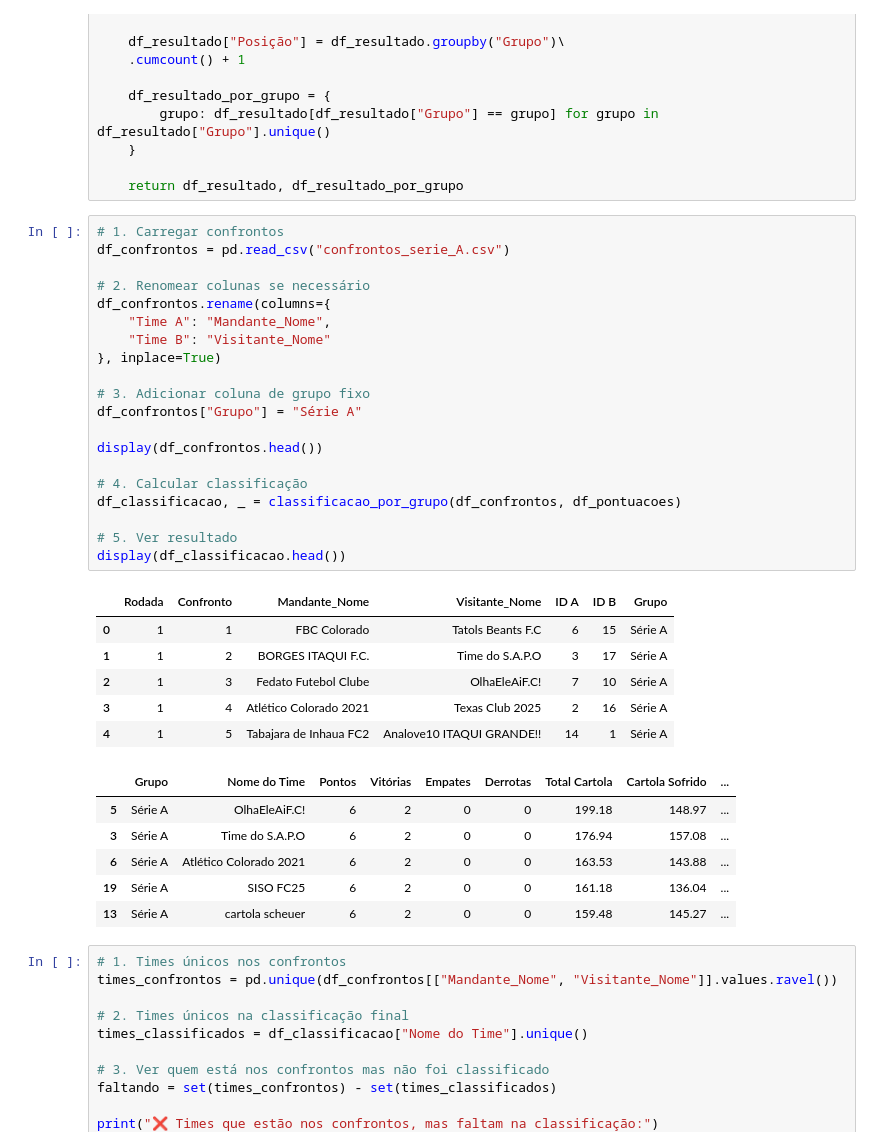
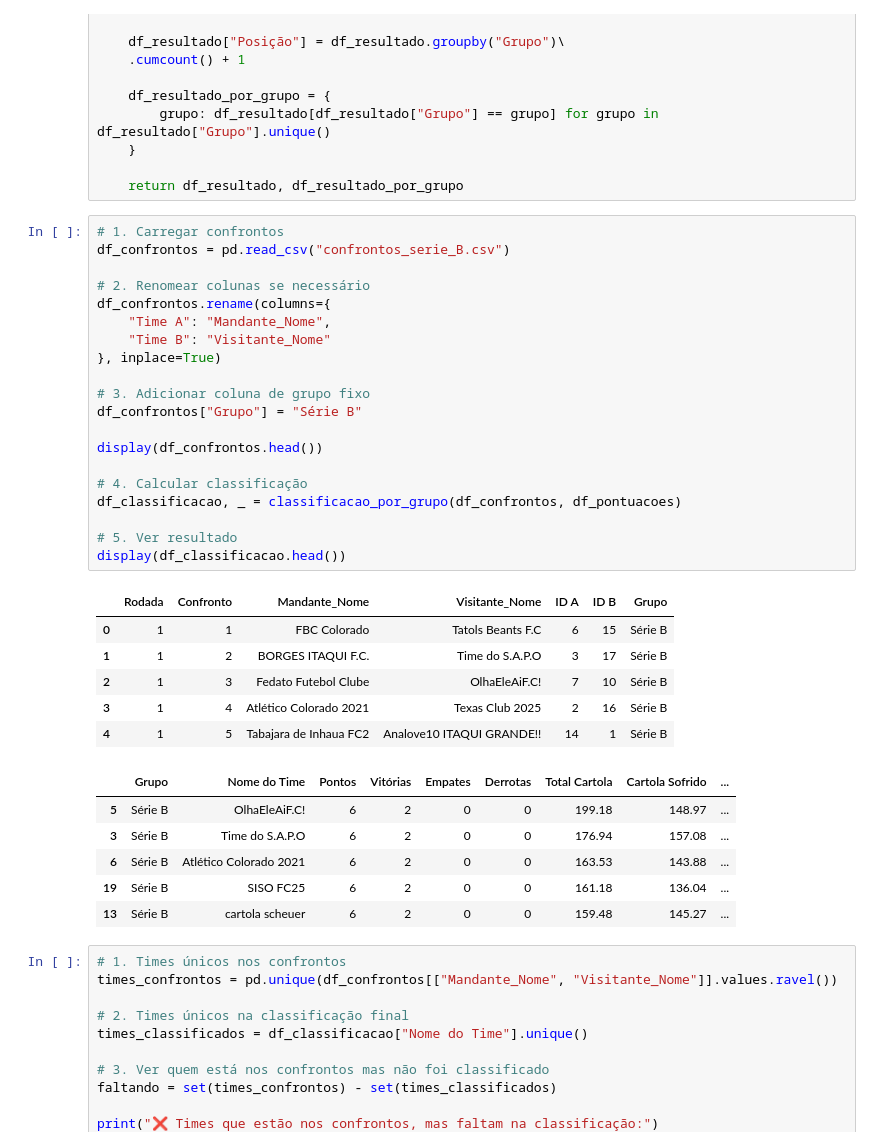
Before and after one commit to FernandoBC23/cartola_fbc, a Jupyter notebook: liga_serie_B/datasets_liga_serie_B/busca_dados_liga_serie_B.ipynb, the cells around one changed output. Cells and saved outputs as stored; diff of their text form.

```diff
--- a/liga_serie_A/liga_serie_A/datasets_liga_serie_A/busca_dados_liga_serie_A.ipynb
+++ b/liga_serie_B/datasets_liga_serie_B/busca_dados_liga_serie_B.ipynb
@@ -293,37 +293,37 @@ def classificacao_por_grupo(df_rodadas, df_pontuacoes):
     return df_resultado, df_resultado_por_grupo
 # %%
 # 1. Carregar confrontos
-df_confrontos = pd.read_csv("confrontos_serie_A.csv")
+df_confrontos = pd.read_csv("confrontos_serie_B.csv")
 
 # 2. Renomear colunas se necessário
 df_confrontos.rename(columns={
     "Time A": "Mandante_Nome",
     "Time B": "Visitante_Nome"
 }, inplace=True)
 
 # 3. Adicionar coluna de grupo fixo
-df_confrontos["Grupo"] = "Série A"
+df_confrontos["Grupo"] = "Série B"
 
 display(df_confrontos.head())
 
 # 4. Calcular classificação
 df_classificacao, _ = classificacao_por_grupo(df_confrontos, df_pontuacoes)
 
 # 5. Ver resultado
 display(df_classificacao.head())
 # %% [output]
 |  | Rodada | Confronto | Mandante_Nome | Visitante_Nome | ID A | ID B | Grupo |
-| 0 | 1 | 1 | FBC Colorado | Tatols Beants F.C | 6 | 15 | Série A |
-| 1 | 1 | 2 | BORGES ITAQUI F.C. | Time do S.A.P.O | 3 | 17 | Série A |
-| 2 | 1 | 3 | Fedato Futebol Clube | OlhaEleAiF.C! | 7 | 10 | Série A |
-| 3 | 1 | 4 | Atlético Colorado 2021 | Texas Club 2025 | 2 | 16 | Série A |
-| 4 | 1 | 5 | Tabajara de Inhaua FC2 | Analove10 ITAQUI GRANDE!! | 14 | 1 | Série A |
+| 0 | 1 | 1 | FBC Colorado | Tatols Beants F.C | 6 | 15 | Série B |
+| 1 | 1 | 2 | BORGES ITAQUI F.C. | Time do S.A.P.O | 3 | 17 | Série B |
+| 2 | 1 | 3 | Fedato Futebol Clube | OlhaEleAiF.C! | 7 | 10 | Série B |
+| 3 | 1 | 4 | Atlético Colorado 2021 | Texas Club 2025 | 2 | 16 | Série B |
+| 4 | 1 | 5 | Tabajara de Inhaua FC2 | Analove10 ITAQUI GRANDE!! | 14 | 1 | Série B |
 |  | Grupo | Nome do Time | Pontos | Vitórias | Empates | Derrotas | Total Cartola | Cartola Sofrido | ... |
-| 5 | Série A | OlhaEleAiF.C! | 6 | 2 | 0 | 0 | 199.18 | 148.97 | ... |
-| 3 | Série A | Time do S.A.P.O | 6 | 2 | 0 | 0 | 176.94 | 157.08 | ... |
-| 6 | Série A | Atlético Colorado 2021 | 6 | 2 | 0 | 0 | 163.53 | 143.88 | ... |
-| 19 | Série A | SISO FC25 | 6 | 2 | 0 | 0 | 161.18 | 136.04 | ... |
-| 13 | Série A | cartola scheuer | 6 | 2 | 0 | 0 | 159.48 | 145.27 | ... |
+| 5 | Série B | OlhaEleAiF.C! | 6 | 2 | 0 | 0 | 199.18 | 148.97 | ... |
+| 3 | Série B | Time do S.A.P.O | 6 | 2 | 0 | 0 | 176.94 | 157.08 | ... |
+| 6 | Série B | Atlético Colorado 2021 | 6 | 2 | 0 | 0 | 163.53 | 143.88 | ... |
+| 19 | Série B | SISO FC25 | 6 | 2 | 0 | 0 | 161.18 | 136.04 | ... |
+| 13 | Série B | cartola scheuer | 6 | 2 | 0 | 0 | 159.48 | 145.27 | ... |
 # %%
 # 1. Times únicos nos confrontos
 times_confrontos = pd.unique(df_confrontos[["Mandante_Nome", "Visitante_Nome"]].values.ravel())
```
Also changed, not shown: parts of 7 cells of this notebook, 43 other files.
